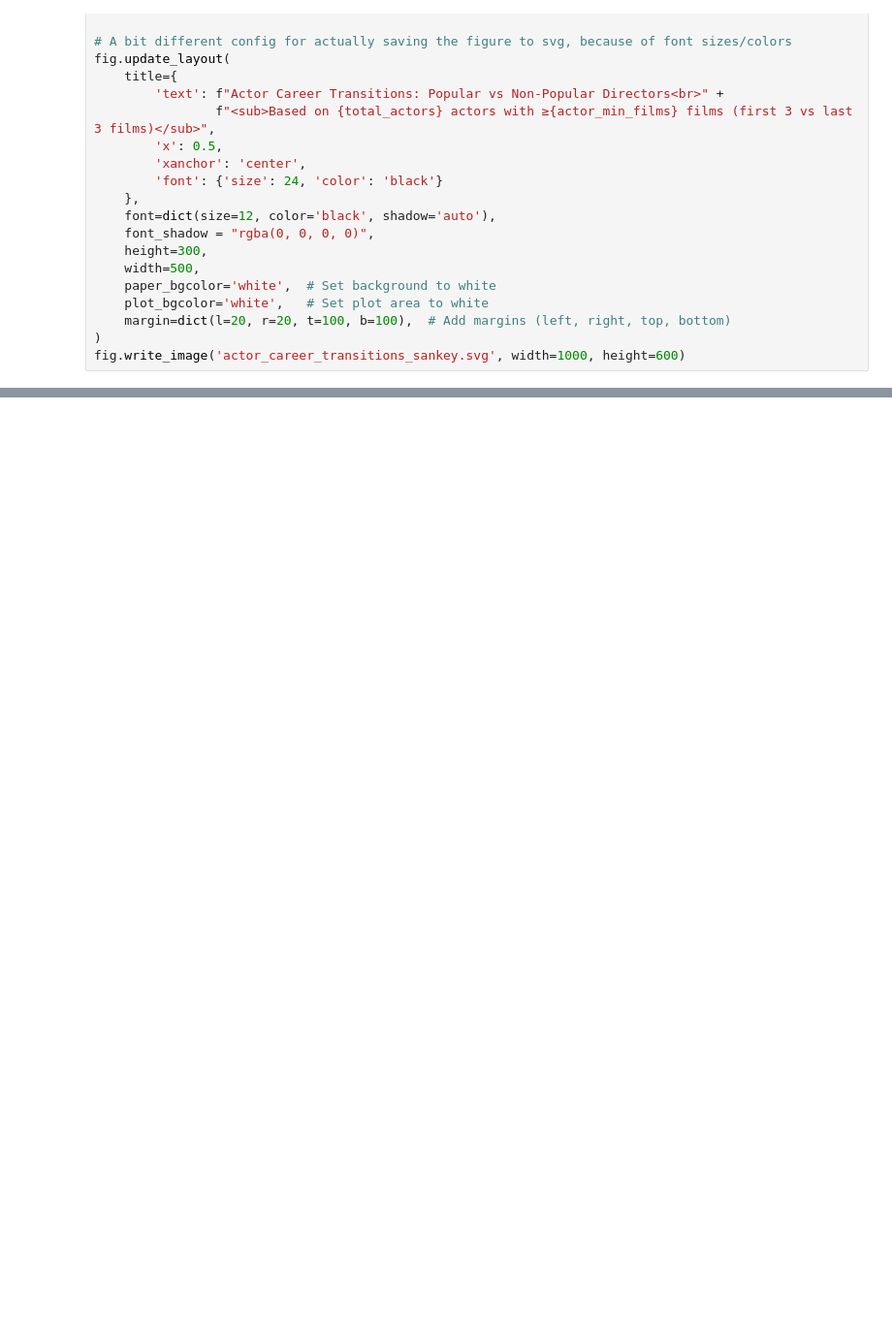
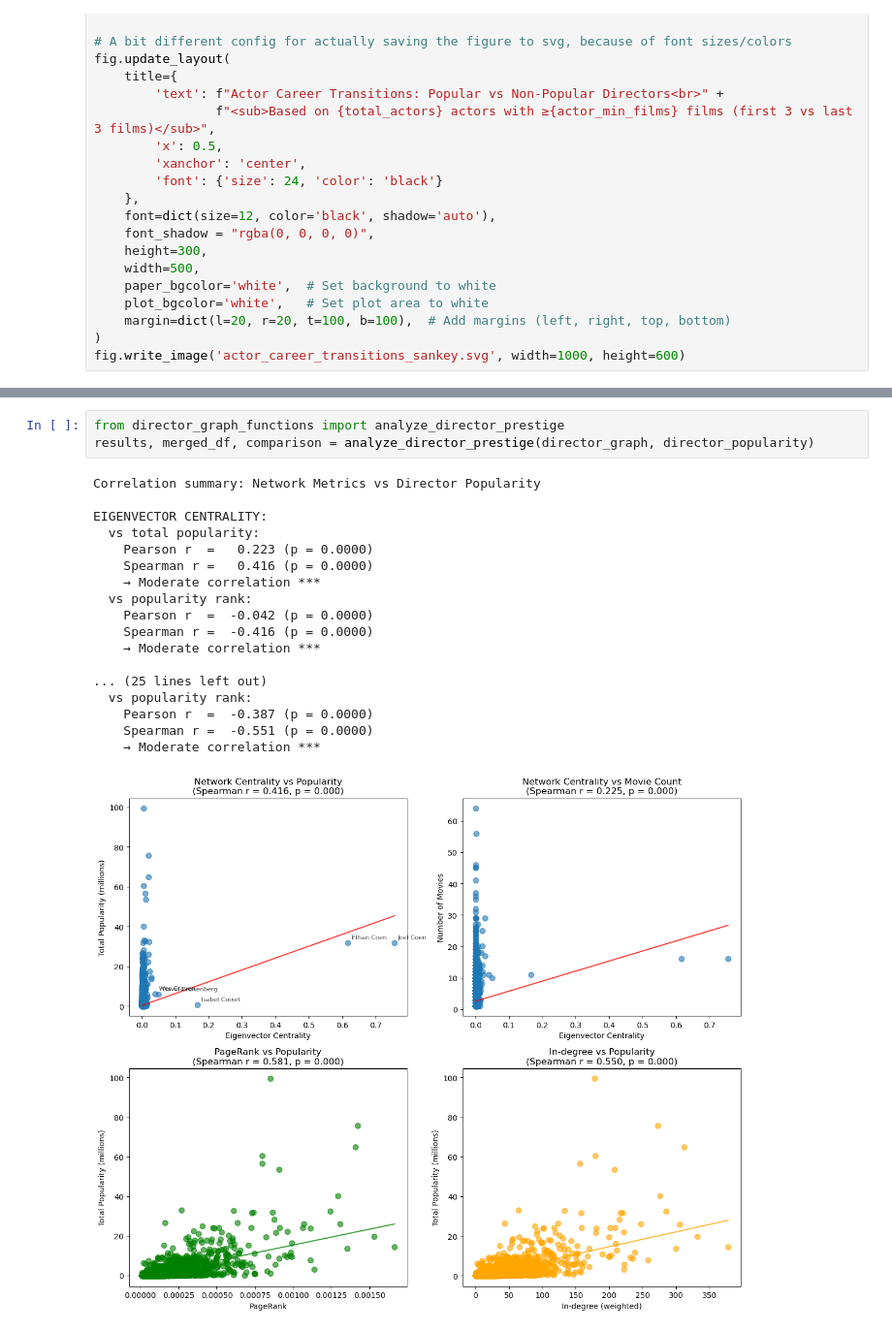
Before and after one commit to dh-anna/Social_Graph_Final_Project, a Jupyter notebook: Director_Director_Graph/Director_Director_Graph.ipynb, the cells around one changed output, grey strips where cells are left out. Shown at 97% size. Cells and saved outputs as stored; diff of their text form; blank space fills up the shorter version.

```diff
--- a/Director_Director_Graph/Director_Director_Graph.ipynb
+++ b/Director_Director_Graph/Director_Director_Graph.ipynb
@@ -625,0 +884,22 @@ print(f"  • {upward_mobility + downward_mobility} actors ({(upward_mobility +
+# %%
+from director_graph_functions import analyze_director_prestige
+results, merged_df, comparison = analyze_director_prestige(director_graph, director_popularity)
+# %% [output]
+Correlation summary: Network Metrics vs Director Popularity
+
+EIGENVECTOR CENTRALITY:
+  vs total popularity:
+    Pearson r  =   0.223 (p = 0.0000)
+    Spearman r =   0.416 (p = 0.0000)
+    → Moderate correlation ***
+  vs popularity rank:
+    Pearson r  =  -0.042 (p = 0.0000)
+    Spearman r =  -0.416 (p = 0.0000)
+    → Moderate correlation ***
+
+... (25 lines left out)
+  vs popularity rank:
+    Pearson r  =  -0.387 (p = 0.0000)
+    Spearman r =  -0.551 (p = 0.0000)
+    → Moderate correlation ***
+[figure, added]
```
Also changed, not shown: parts of 51 cells of this notebook, 4 other files.
